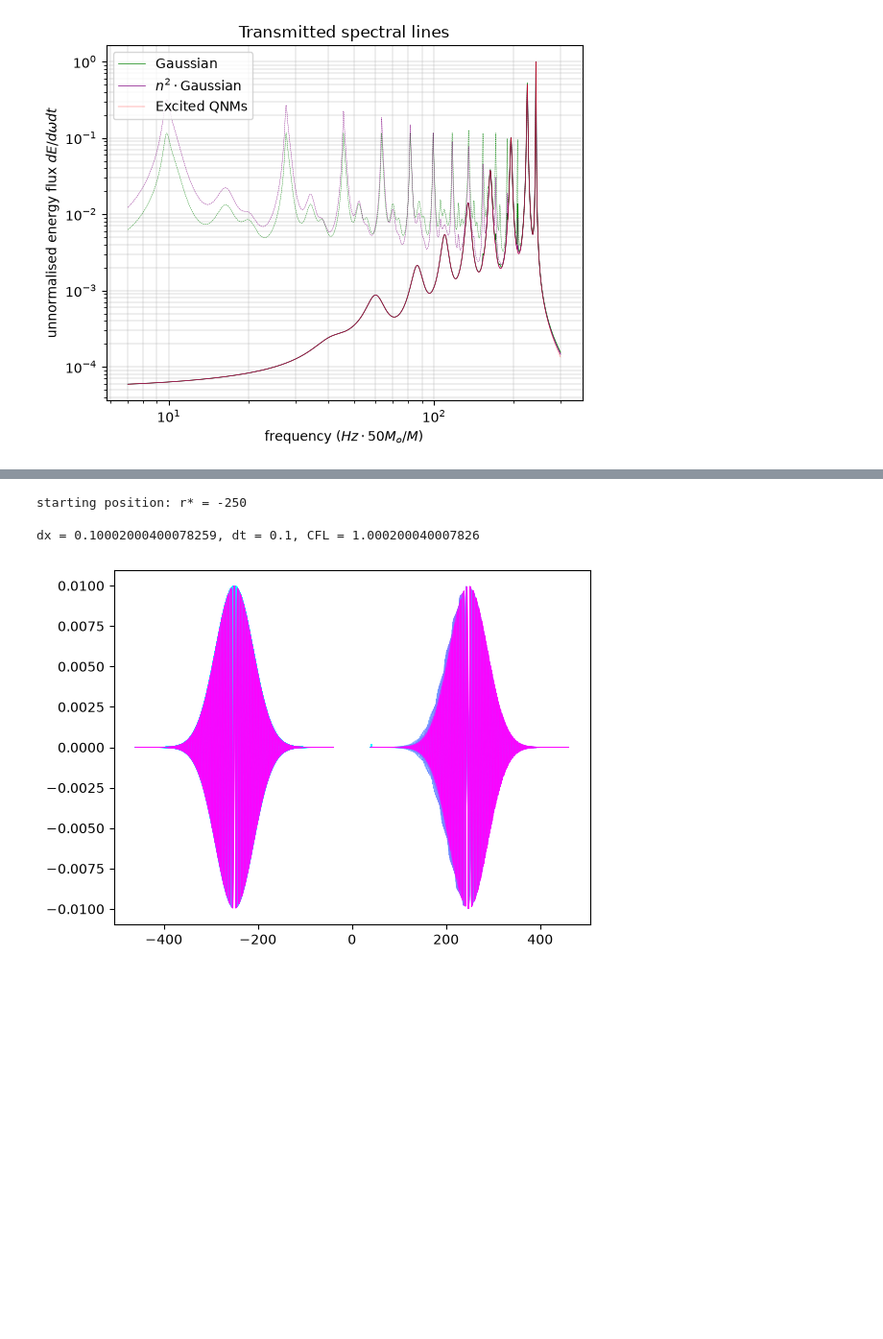
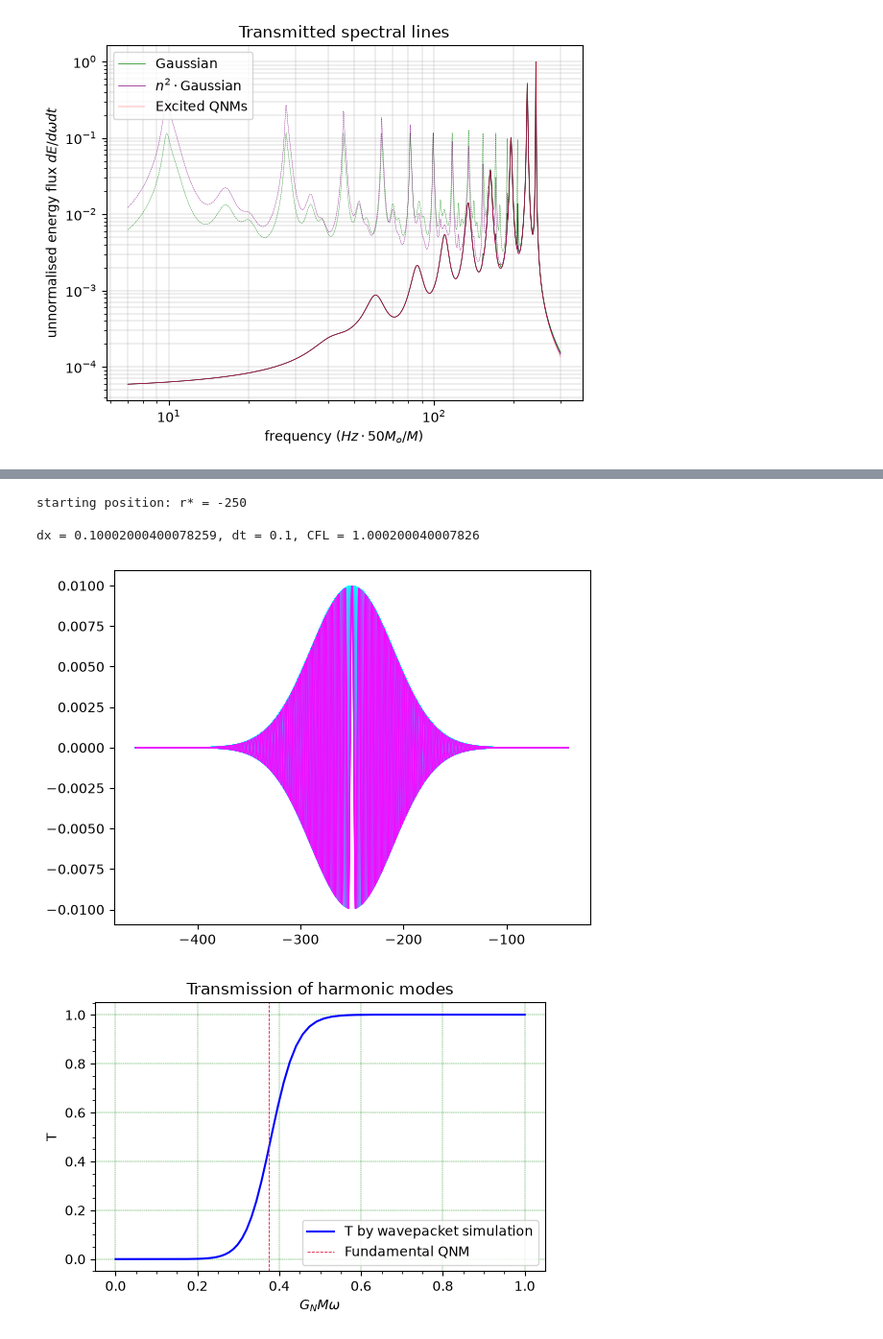
Before and after one commit to KonTopal/Quantum_ringdown, a Jupyter notebook: full_spectrum.ipynb, the cells around one changed output, grey strips where cells are left out. Shown at 96% size. Drawn from its saved outputs; the diff is of its cells as text; code cells hidden in the pictures; blank space fills up the shorter version.

Commit message:
Updated notebook and transmission data, added Berti QNM data

```diff
--- a/full_spectrum.ipynb
+++ b/full_spectrum.ipynb
@@ -23,7 +29,7 @@ Num  = {}
 
 for i in range(3):
 
-    f = open(f"../Berti_Schw/s{i}l{i}.txt", "r")
+    f = open(f"Berti_Schw/s{i}l{i}.txt", "r")
     content = f.readlines()
     MwRe_ls, MwIm_ls, err_ls, num_ls = [],[],[],[]
     f.close()
@@ -344,7 +402,7 @@ def simul_sliding(fu, fx, u0, x0, tmin, params, direction):
 # alternatively use pre-existing file with 200 frequency values transmission.npz
 # IMPORTANT: uncomment last line to save new data
 
-freq_range = np.logspace(-3,0,200)
+freq_range = np.logspace(-4,0,260)
 
 N = 5000
 n = 4200
@@ -378,35 +436,37 @@ for w_target in tqdm(freq_range):
 
     analytic = hilbert(np.real(psi_init))
     init_ampl += [np.max(np.abs(analytic))]
-    plt.plot(win_loc, np.real(psi_init), linewidth = 0.5, c = cm.cool(w_target/np.max(freq_range)))
 
     params = {'dx' : dx,
         'dt' : dt,
         'N' : N,
         'n' : n,
         'win_loc' : win_loc.copy()}
 
     PSI, PSIDER, T, end_params = simul_sliding(fu, fx, psi_der_init, psi_init, tmin, params, direction)
 
     analytic = hilbert(np.real(PSI[-1,500:-500]))
     transm_ampl += [np.max(np.abs(analytic))]
 
 T_factor = (np.array(transm_ampl)/np.array(init_ampl))**2
 
 figure(figsize=(5.5, 3.75))
 plt.plot(freq_range, T_factor, label = 'T by wavepacket simulation', c = 'blue')
 plt.axvline(x=0.37365, ls = '--', linewidth = 0.6, c = 'crimson', label = 'Fundamental QNM')
 
 plt.legend()
 plt.title('Transmission of harmonic modes')
 plt.grid(linestyle='--', c='green', linewidth=0.3)
 plt.minorticks_on()
-plt.xlabel('$G_N M \omega$')
+plt.xlabel(r'$G_N M \omega$')
 plt.ylabel('T')
+plt.tight_layout()
+plt.savefig("images/transmission.png", dpi=150, bbox_inches='tight')
 
 #np.savez("transmission.npz", freq=freq_range, transm = T_factor)
 # %% [output]
 starting position: r* = -250
 
 dx = 0.10002000400078259, dt = 0.1, CFL = 1.000200040007826
-[figure, old version]
+[figure, new version]
+[figure, added]
```
Also changed, not shown: parts of 9 cells of this notebook, 7 other files.
